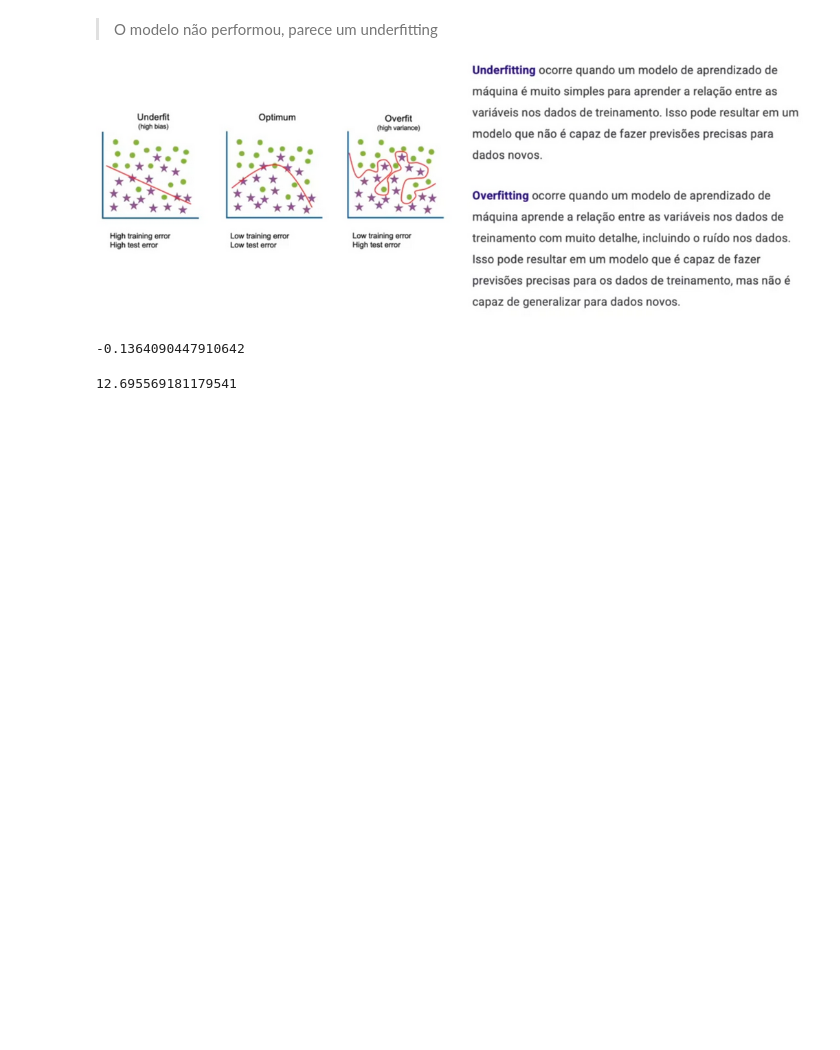
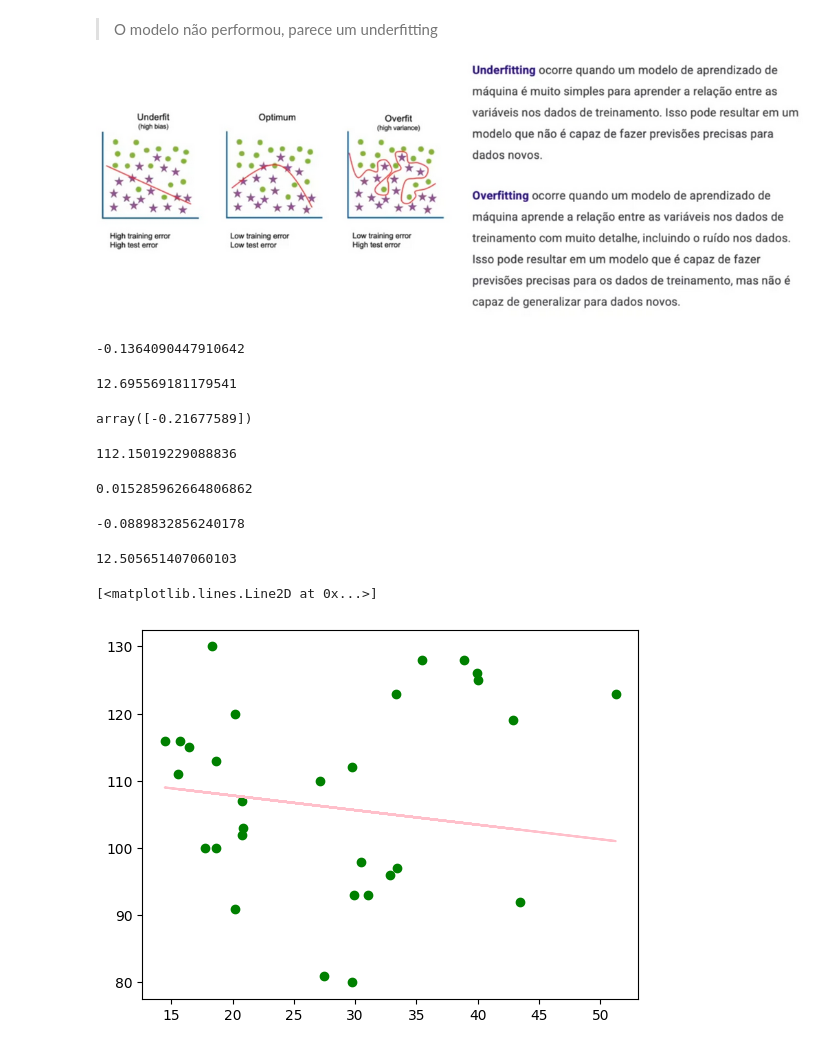
Before and after one commit to rcmonteiro/curso-ia-rocketseat, a Jupyter notebook: modelo_diabetes/modelo_diabetes.ipynb, the cells around one changed output. Cells and saved outputs as stored; diff of their text form; code cells hidden in the pictures; blank space fills up the shorter version.

Commit message:
chore: creating a second modelo to train data prediction

```diff
--- a/modelo_diabetes/modelo_diabetes.ipynb
+++ b/modelo_diabetes/modelo_diabetes.ipynb
@@ -362,3 +360,55 @@ mean_absolute_error(y_test, y_pred_1)
 # Mostra o tamanho do erro, no caso dos exames de diabetes, estamos falando de
 # termos resultados acima ou abaixo na grandeza de 12.69mg/dL
 # o que poderia indicar de forma incorreta se o paciente tem diabetes ou não
+# %%
+# Criar um novo modelo para treinamento, agora para uma regressão linear simples
+
+# Segundo modelo usando apenas IMC
+from sklearn.model_selection import train_test_split
+from sklearn.linear_model import LinearRegression
+X = pd.DataFrame(df_exames['imc'])
+y = df_exames['resultado']
+
+# Dividir o conjunto de dados em conjunto de treinamento e conjunto de teste
+X_train, X_test, y_train, y_test = train_test_split(X, y, train_size=0.7, random_state=51)
+
+# Treinar o algoritmo de regressão linear simples
+model_2 = LinearRegression().fit(X_train, y_train)
+
+# Gerar predição com base no modelo para o conjunto de teste
+y_pred_2 = model_2.predict(X_test)
+# %%
+model_2.coef_
+# %% [output]
+array([-0.21677589])
+# %%
+model_2.intercept_
+# %% [output]
+112.15019229088836
+# %%
+# Validação com as métricas para o Modelo 2
+
+# R2 score
+model_2.score(X_train, y_train)
+# %% [output]
+0.015285962664806862
+# %%
+model_2.score(X_test, y_test)
+# %% [output]
+-0.0889832856240178
+# %%
+# Também temos muitos erros, ainda em underfitting, não dando muita diferença
+
+# Calculando o MAE para o modelo 2
+from sklearn.metrics import mean_absolute_error
+mean_absolute_error(y_test, y_pred_2)
+# %% [output]
+12.505651407060103
+# %%
+# Vamos tentar explica nosso resultado y com o IMC, plotando a regressão linear
+
+plt.scatter(X_test, y_test, color='green')
+plt.plot(X_test, y_pred_2, color='pink')
+# %% [output]
+[<matplotlib.lines.Line2D at 0x...>]
+[figure, added]
```
Also changed, not shown: parts of 2 cells of this notebook.
